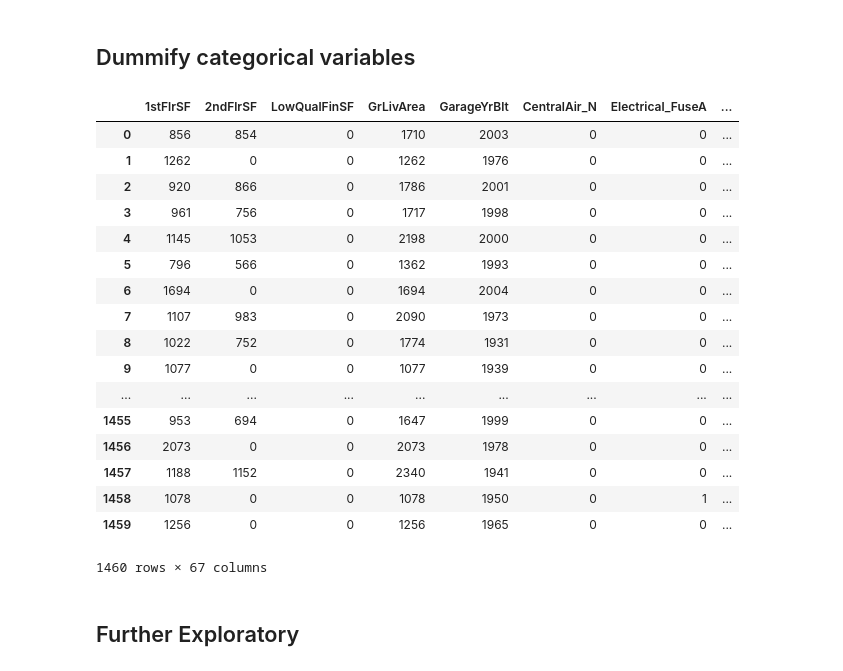
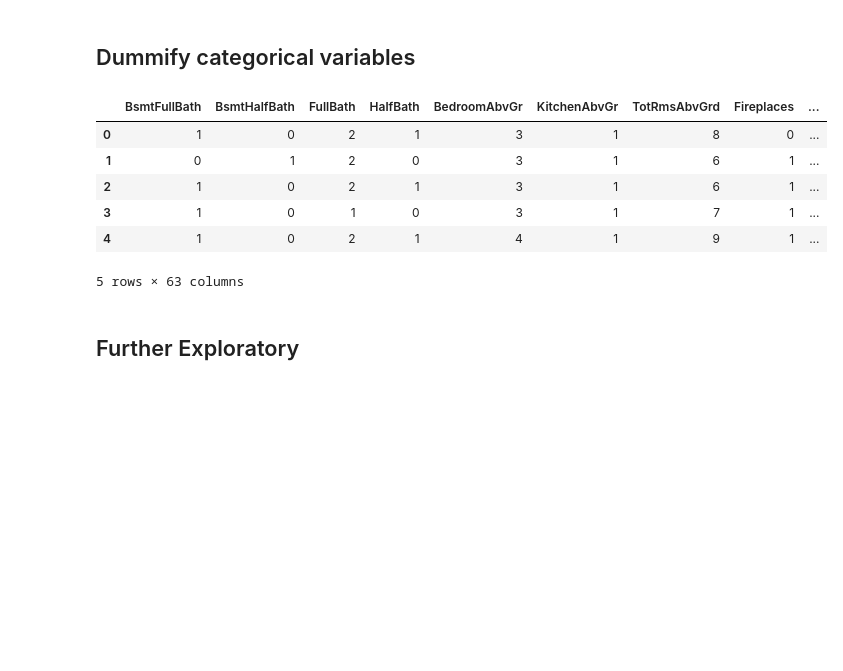
Before and after one commit to tybrs/kaggle-housing-prices, a Jupyter notebook: Ray/Exploratory.ipynb, the cells around one changed output. Cells and saved outputs as stored; diff of their text form; code cells hidden in the pictures; blank space fills up the shorter version.

```diff
--- a/Ray/Exploratory.ipynb
+++ b/Ray/Exploratory.ipynb
@@ -151,32 +125,21 @@ continuous_df = dfnew[continuous]
+# %%
+continuous_df = dfnew[["CentralAir","Electrical","BsmtFullBath","BsmtHalfBath","FullBath",
+              "HalfBath","BedroomAbvGr","KitchenAbvGr","KitchenQual","TotRmsAbvGrd",
+              "Functional","Fireplaces","FireplaceQu","GarageType","GarageFinish"]]
 # %% [markdown]
 ## Dummify categorical variables
-# %%
-final_df = continuous_df
-for i in categorical:
-    temp = pd.get_dummies(dfnew[i], prefix = i)
-    temp.drop(temp.columns[1], axis=1, inplace = True)
-    final_df = pd.concat([final_df, temp], axis=1)
-
-final_df
-# %% [output]
-|  | 1stFlrSF | 2ndFlrSF | LowQualFinSF | GrLivArea | GarageYrBlt | CentralAir_N | Electrical_FuseA | ... |
-| 0 | 856 | 854 | 0 | 1710 | 2003 | 0 | 0 | ... |
-| 1 | 1262 | 0 | 0 | 1262 | 1976 | 0 | 0 | ... |
-| 2 | 920 | 866 | 0 | 1786 | 2001 | 0 | 0 | ... |
-| 3 | 961 | 756 | 0 | 1717 | 1998 | 0 | 0 | ... |
-| 4 | 1145 | 1053 | 0 | 2198 | 2000 | 0 | 0 | ... |
-| 5 | 796 | 566 | 0 | 1362 | 1993 | 0 | 0 | ... |
-| 6 | 1694 | 0 | 0 | 1694 | 2004 | 0 | 0 | ... |
-| 7 | 1107 | 983 | 0 | 2090 | 1973 | 0 | 0 | ... |
-| 8 | 1022 | 752 | 0 | 1774 | 1931 | 0 | 0 | ... |
-| 9 | 1077 | 0 | 0 | 1077 | 1939 | 0 | 0 | ... |
-| ... | ... | ... | ... | ... | ... | ... | ... | ... |
-| 1455 | 953 | 694 | 0 | 1647 | 1999 | 0 | 0 | ... |
-| 1456 | 2073 | 0 | 0 | 2073 | 1978 | 0 | 0 | ... |
-| 1457 | 1188 | 1152 | 0 | 2340 | 1941 | 0 | 0 | ... |
-| 1458 | 1078 | 0 | 0 | 1078 | 1950 | 0 | 1 | ... |
-| 1459 | 1256 | 0 | 0 | 1256 | 1965 | 0 | 0 | ... |
-1460 rows × 67 columns
+# %%
+dummied_df = pd.get_dummies(continuous_df)
+final_df = pd.concat([dummied_df, dfnew], axis=1)
+final_df.head()
+# %% [output]
+|  | BsmtFullBath | BsmtHalfBath | FullBath | HalfBath | BedroomAbvGr | KitchenAbvGr | TotRmsAbvGrd | Fireplaces | ... |
+| 0 | 1 | 0 | 2 | 1 | 3 | 1 | 8 | 0 | ... |
+| 1 | 0 | 1 | 2 | 0 | 3 | 1 | 6 | 1 | ... |
+| 2 | 1 | 0 | 2 | 1 | 3 | 1 | 6 | 1 | ... |
+| 3 | 1 | 0 | 1 | 0 | 3 | 1 | 7 | 1 | ... |
+| 4 | 1 | 0 | 2 | 1 | 4 | 1 | 9 | 1 | ... |
+5 rows × 63 columns
 # %%
 final_df.to_pickle("./final_df.pkl")
 # %% [markdown]
```
Also changed, not shown: parts of 11 cells of this notebook, 2 other files.
